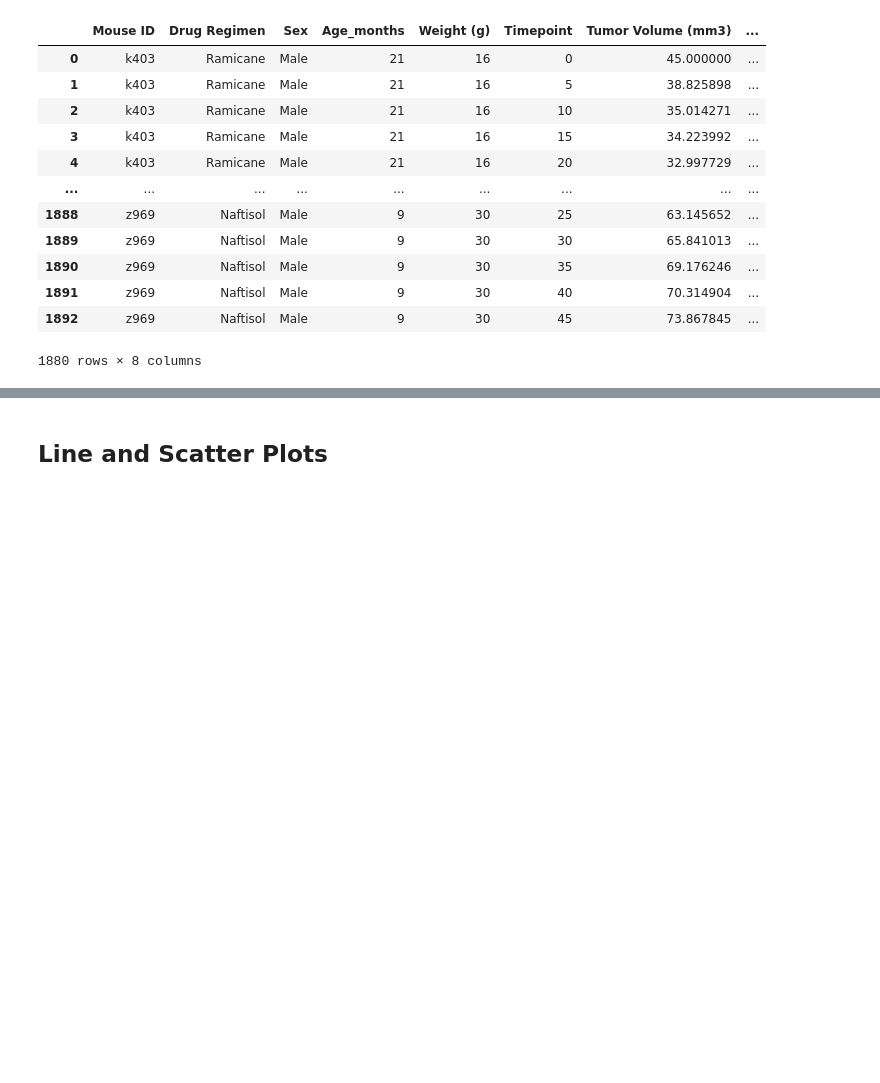
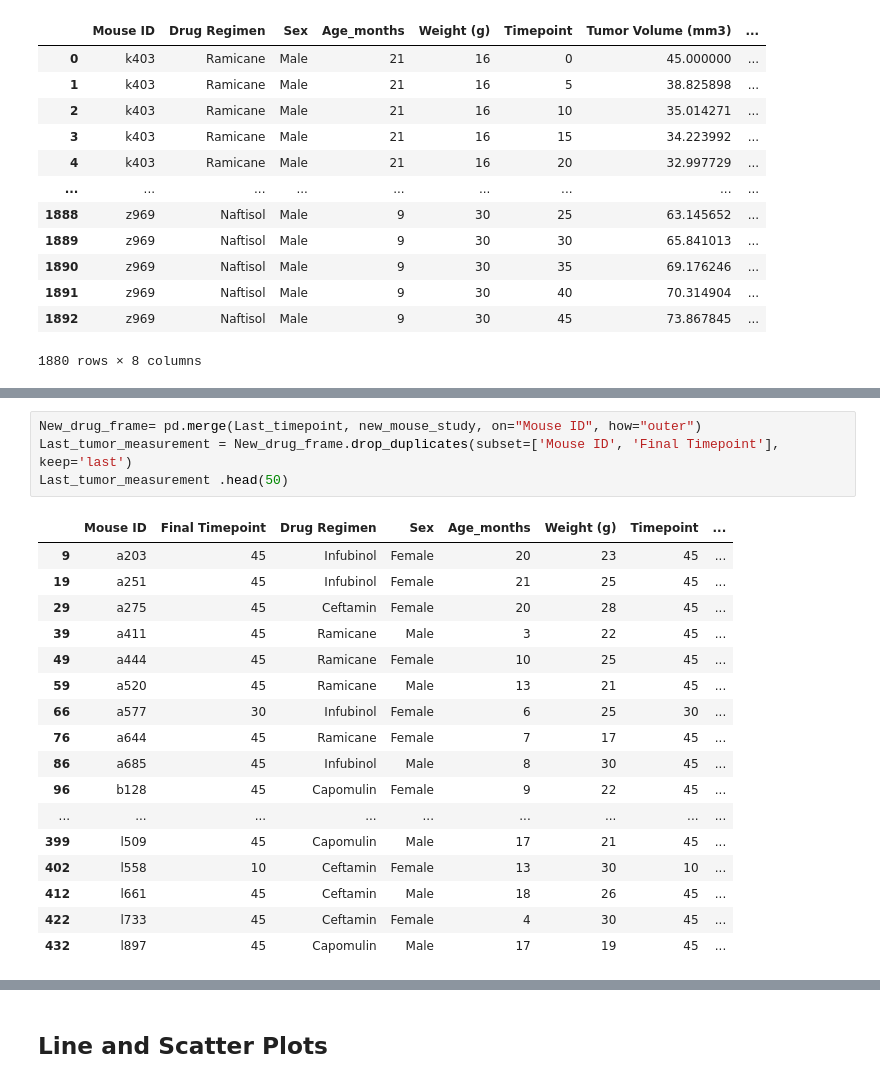
Before and after one commit to robertoj-coder/Matplotlib-The-Power-of-Plots, a Jupyter notebook: Pymaceuticals/pymaceuticals_starter.ipynb, the cells around one changed output, grey strips where cells are left out. Drawn from its saved outputs; the diff is of its cells as text; blank space fills up the shorter version.

```diff
--- a/Pymaceuticals/pymaceuticals_starter.ipynb
+++ b/Pymaceuticals/pymaceuticals_starter.ipynb
@@ -327,0 +381,22 @@ mouse_study
+# %%
+New_drug_frame= pd.merge(Last_timepoint, new_mouse_study, on="Mouse ID", how="outer")
+Last_tumor_measurement = New_drug_frame.drop_duplicates(subset=['Mouse ID', 'Final Timepoint'], keep='last')
+Last_tumor_measurement .head(50)
+# %% [output]
+|  | Mouse ID | Final Timepoint | Drug Regimen | Sex | Age_months | Weight (g) | Timepoint | ... |
+| 9 | a203 | 45 | Infubinol | Female | 20 | 23 | 45 | ... |
+| 19 | a251 | 45 | Infubinol | Female | 21 | 25 | 45 | ... |
+| 29 | a275 | 45 | Ceftamin | Female | 20 | 28 | 45 | ... |
+| 39 | a411 | 45 | Ramicane | Male | 3 | 22 | 45 | ... |
+| 49 | a444 | 45 | Ramicane | Female | 10 | 25 | 45 | ... |
+| 59 | a520 | 45 | Ramicane | Male | 13 | 21 | 45 | ... |
+| 66 | a577 | 30 | Infubinol | Female | 6 | 25 | 30 | ... |
+| 76 | a644 | 45 | Ramicane | Female | 7 | 17 | 45 | ... |
+| 86 | a685 | 45 | Infubinol | Male | 8 | 30 | 45 | ... |
+| 96 | b128 | 45 | Capomulin | Female | 9 | 22 | 45 | ... |
+| ... | ... | ... | ... | ... | ... | ... | ... | ... |
+| 399 | l509 | 45 | Capomulin | Male | 17 | 21 | 45 | ... |
+| 402 | l558 | 10 | Ceftamin | Female | 13 | 30 | 10 | ... |
+| 412 | l661 | 45 | Ceftamin | Male | 18 | 26 | 45 | ... |
+| 422 | l733 | 45 | Ceftamin | Female | 4 | 30 | 45 | ... |
+| 432 | l897 | 45 | Capomulin | Male | 17 | 19 | 45 | ... |
```
Also changed, not shown: parts of 9 cells of this notebook.
